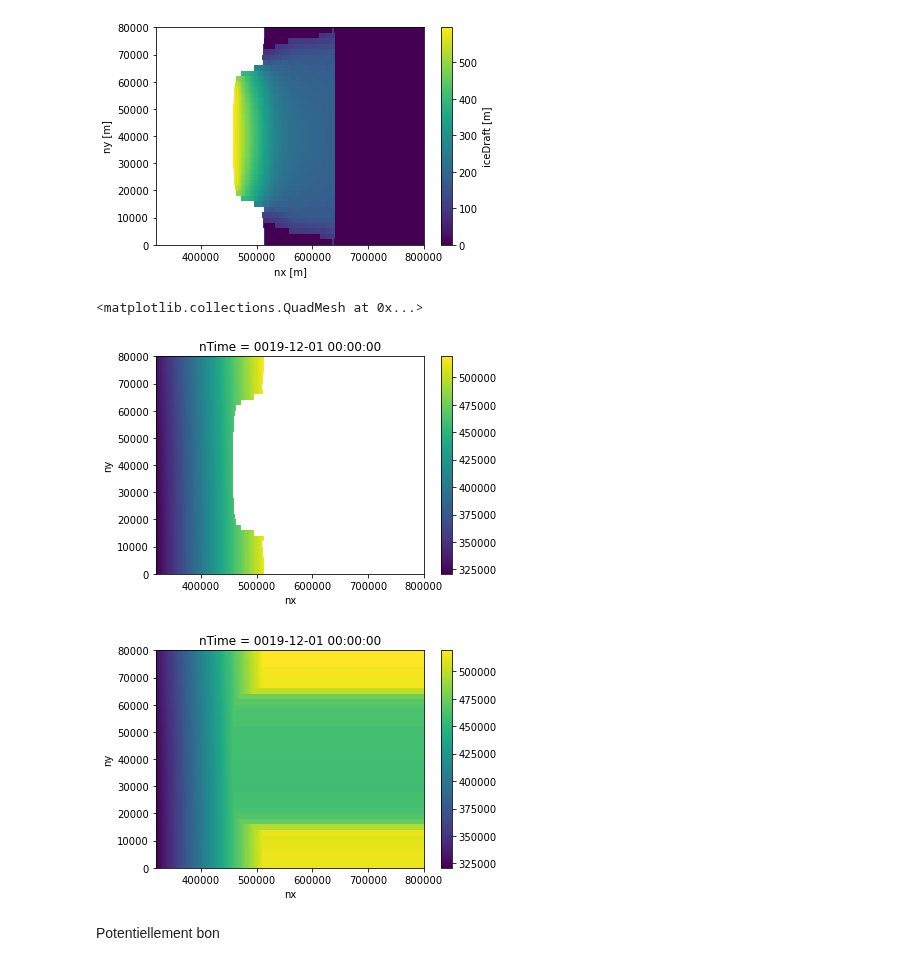
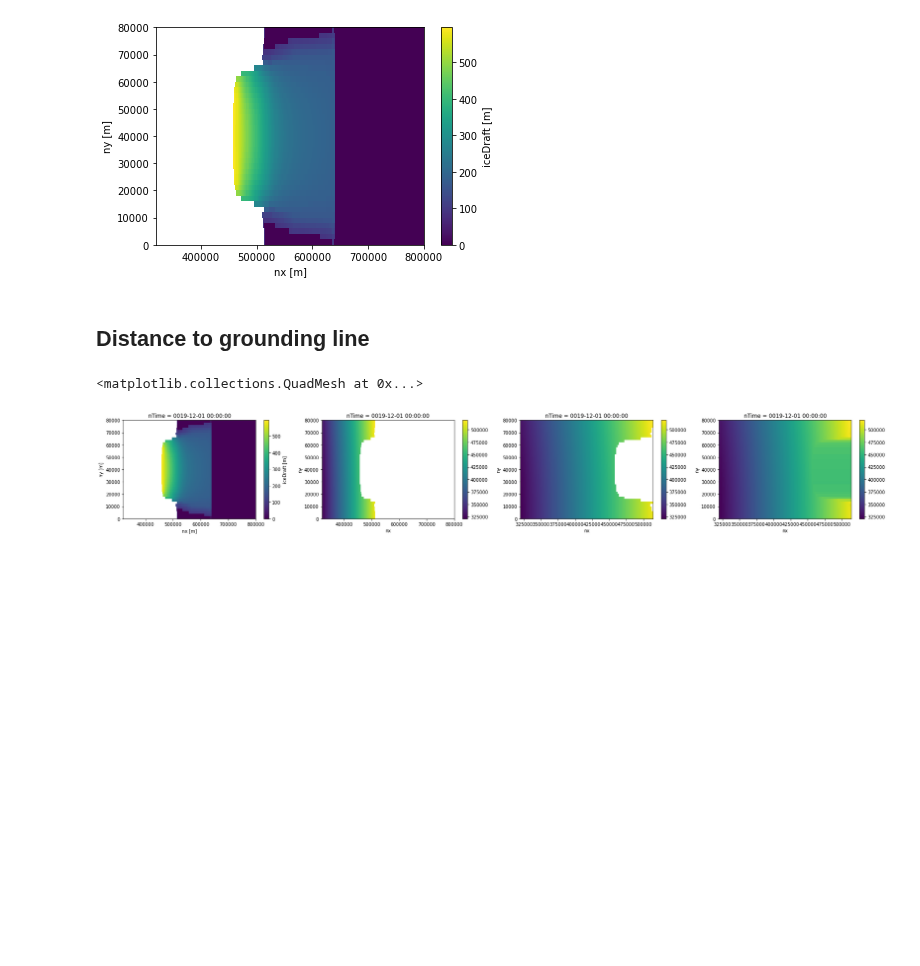
Before and after one commit to BenBouiss/NN_intern_2022, a Jupyter notebook: Prepping_data_NN.ipynb, the cells around one changed output. Drawn from its saved outputs; the diff is of its cells as text; code cells hidden in the pictures; blank space fills up the shorter version.

```diff
--- a/Prepping_data_NN.ipynb
+++ b/Prepping_data_NN.ipynb
@@ -145,22 +140,17 @@ Test2 = Data.isel(nTime = 239).meltRate.fillna(-2)
+# %% [markdown]
+## Distance to grounding line
 # %%
+Test = Data.isel(nTime = 239).iceDraft.fillna(-9999)
+fig, axes = plt.subplots(nrows = 1, ncols = 4, figsize=(30, 4))
+B = xr.where(Test == -9999, np.sqrt(Test.nx**2 + Test.ny**2), np.nan)
 T = xr.where(Test == -9999, 1, 2)
-B = xr.where(Test == -9999, np.sqrt(Test.nx**2 + Test.ny**2), np.nan)
-B.plot()
-A = B.interpolate_na(dim="ny", use_coordinate = True, method = 'nearest', fill_value='extrapolate')
-plt.figure()
-#A.plot()
-#plt.figure()
-#C = A.interpolate_na(dim="nx", use_coordinate = True, method = 'nearest', fill_value='extrapolate')
-#C.plot()
+Data.isel(nTime = 239).iceDraft.plot(ax = axes[0])
+B.plot(ax = axes[1])
+B = B.dropna('nx', 'all')
+B.plot(ax = axes[2])
+#A = B.interpolate_na(dim="ny", use_coordinate = True, method = 'nearest', fill_value='extrapolate')
 D = B.interpolate_na(dim="nx", use_coordinate = True, method = 'nearest', fill_value='extrapolate')
-D.plot()
-
-#Data.isel(nTime = 239).iceDraft.where(~Data.iceDraft.notnull()).plot()
-#Data[Var].interpolate_na(dim="nz", use_coordinate = True, method = 'nearest', fill_value="extrapolate")
-#B.interp(method = 'nearest',kwargs={"fill_value": "extrapolate"}) -999
+D.plot(ax = axes[3])
 # %% [output]
 <matplotlib.collections.QuadMesh at 0x...>
-[figure, old version]
+[figure, new version]
-[figure, removed]
-# %% [markdown]
-Potentiellement bon
```
Also changed, not shown: parts of 22 cells of this notebook.
